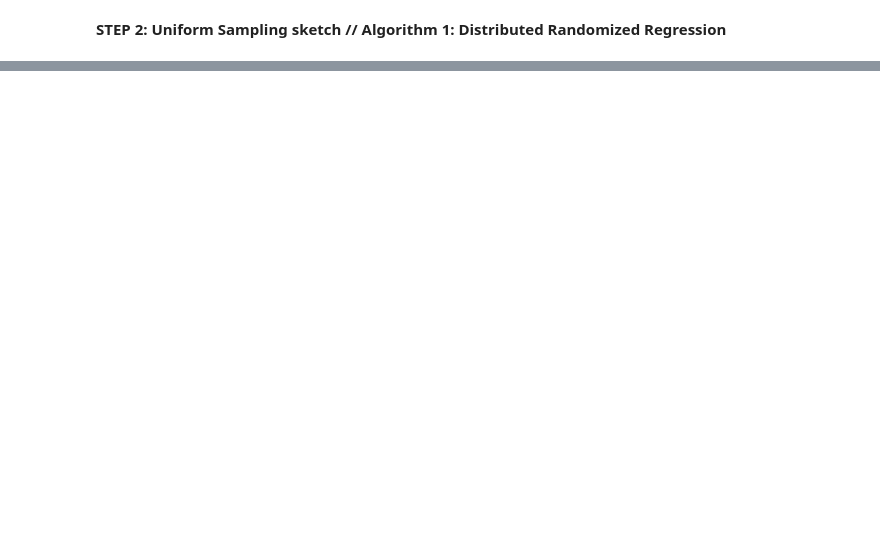
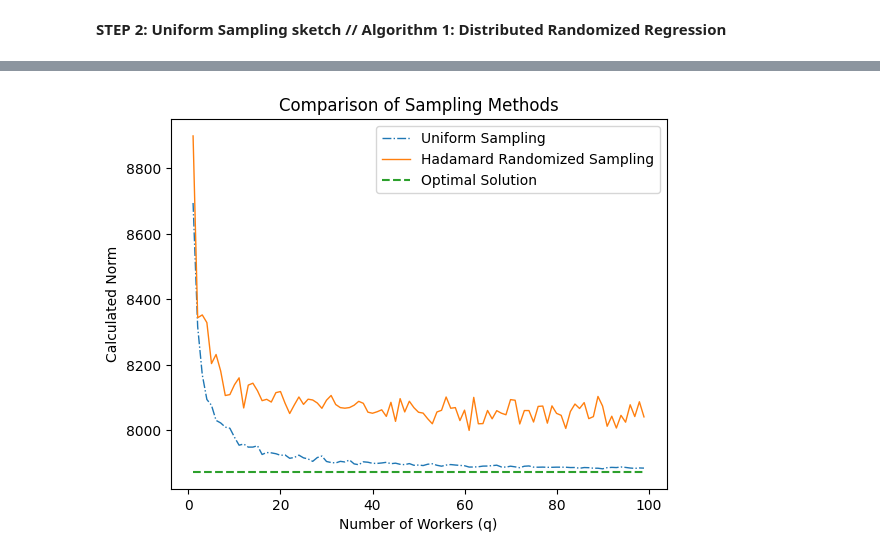
Before and after one commit to FergieLigaLlj/Statistical-Machine-Learning-Research-with-Pro.-Zhang-Zhixiang, a Jupyter notebook: Distributed Sketching for Randomized Optimization in Regression Training/step 2_Randomized Hadamard Sketch vs uniform sampling/UniformExperimentPython.ipynb, the cells around one changed output, grey strips where cells are left out. Saved outputs shown, nothing was run; the diff lists cells and outputs as text; code cells hidden in the pictures; blank space fills up the shorter version.

```diff
--- a/Distributed Sketching for Randomized Optimization in Regression Training/step 2_Randomized Hadamard Sketch vs uniform sampling/UniformExperimentPython.ipynb
+++ b/Distributed Sketching for Randomized Optimization in Regression Training/step 2_Randomized Hadamard Sketch vs uniform sampling/UniformExperimentPython.ipynb
@@ -298,0 +310,43 @@ plt.show()
+# %%
+# Step 2: Uniform sampling on the Hadamard transformed X
+def Hadamard_Randomized_Sampling_1(X,Y,n,m,q):
+    X = np.array(X)
+    Y = np.array(Y)
+    X,Y = fhm(X,Y)
+    x_hat_list = []
+    for k in range(q):
+        index = np.random.choice(n, size=m, replace=False)
+        X_sk = X[index] / np.sqrt(m)
+        X_sk = np.array(X_sk)
+        Y_sk = Y[index] / np.sqrt(m)
+        Y_sk = np.array(Y_sk)
+        L,low = cho_factor(X_sk.T@X_sk)
+        x_hat = cho_solve((L,low),X_sk.T@Y_sk)
+        x_hat_list.append(x_hat)
+    x_bar = sum(x_hat_list) / q
+    return x_bar
+# %%
+# Calculate the norms for each method
+norm_uniform = []
+norm_hadamard = []
+norm_star = []
+
+for q in range(1, 100):  # adjust the range as needed
+    x_bar_uniform = uniform_sampling_1(X, Y, n, m, q)
+    x_bar_hadamard = Hadamard_Randomized_Sampling_1(X, Y, n, m, q)
+    norm_uniform.append(calculate_the_norm_square(X, Y, x_bar_uniform))
+    norm_hadamard.append(calculate_the_norm_square(X, Y, x_bar_hadamard))
+    norm_star.append(norm_Star)  # optimal solution norm
+
+# Create the plot
+plt.plot(range(1, 100), norm_uniform, label='Uniform Sampling',linestyle = '-.',linewidth = 1)
+plt.plot(range(1, 100), norm_hadamard, label='Hadamard Randomized Sampling',linestyle = '-',linewidth = 1)
+plt.plot(range(1, 100), norm_star, label='Optimal Solution', linestyle='--')
+
+plt.xlabel('Number of Workers (q)')
+plt.ylabel('Calculated Norm')
+plt.title('Comparison of Sampling Methods')
+plt.legend()
+plt.show()
+# %% [output]
+[figure, added]
```
Also changed, not shown: parts of 8 cells of this notebook, 4 other files.
